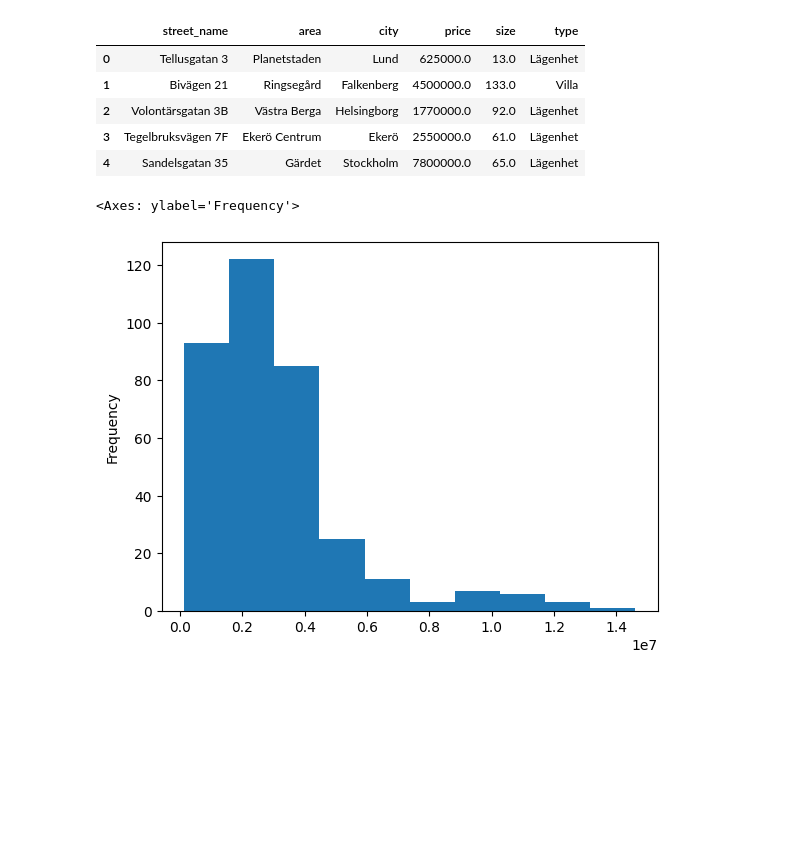
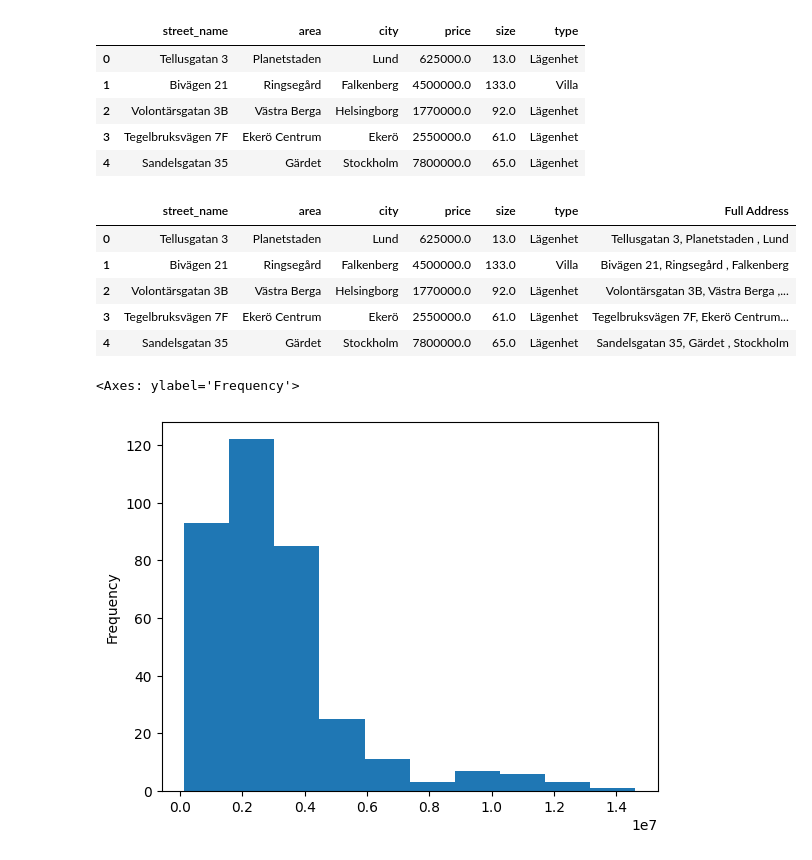
Before and after one commit to AxelGard/homeradar, a Jupyter notebook: expr/explore_boli.ipynb, the cells around one changed output. Cells and saved outputs as stored; diff of their text form; code cells hidden in the pictures; blank space fills up the shorter version.

```diff
--- a/expr/explore_boli.ipynb
+++ b/expr/explore_boli.ipynb
@@ -11,6 +11,16 @@ data.head()
 | 2 | Volontärsgatan 3B | Västra Berga | Helsingborg | 1770000.0 | 92.0 | Lägenhet |
 | 3 | Tegelbruksvägen 7F | Ekerö Centrum | Ekerö | 2550000.0 | 61.0 | Lägenhet |
 | 4 | Sandelsgatan 35 | Gärdet | Stockholm | 7800000.0 | 65.0 | Lägenhet |
+# %%
+data['Full Address'] = data[['street_name', 'area', 'city']].apply(lambda x: ', '.join(x), axis=1)
+data.head()
+# %% [output]
+|  | street_name | area | city | price | size | type | Full Address |
+| 0 | Tellusgatan 3 | Planetstaden | Lund | 625000.0 | 13.0 | Lägenhet | Tellusgatan 3, Planetstaden , Lund |
+| 1 | Bivägen 21 | Ringsegård | Falkenberg | 4500000.0 | 133.0 | Villa | Bivägen 21, Ringsegård , Falkenberg |
+| 2 | Volontärsgatan 3B | Västra Berga | Helsingborg | 1770000.0 | 92.0 | Lägenhet | Volontärsgatan 3B, Västra Berga ,... |
+| 3 | Tegelbruksvägen 7F | Ekerö Centrum | Ekerö | 2550000.0 | 61.0 | Lägenhet | Tegelbruksvägen 7F, Ekerö Centrum... |
+| 4 | Sandelsgatan 35 | Gärdet | Stockholm | 7800000.0 | 65.0 | Lägenhet | Sandelsgatan 35, Gärdet , Stockholm |
 # %%
 data["price"].plot.hist()
 # %% [output]
```
Also changed, not shown: parts of 9 cells of this notebook, 6 other files.
